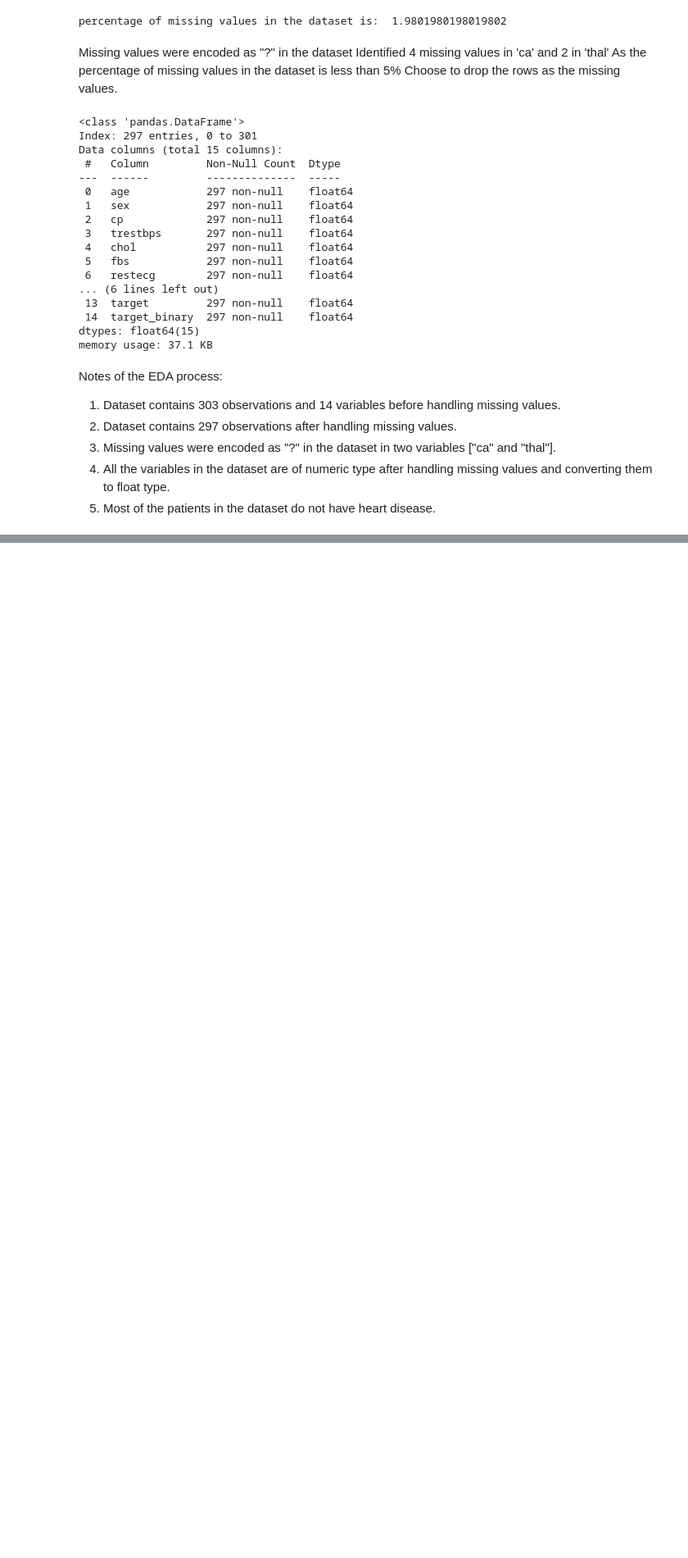
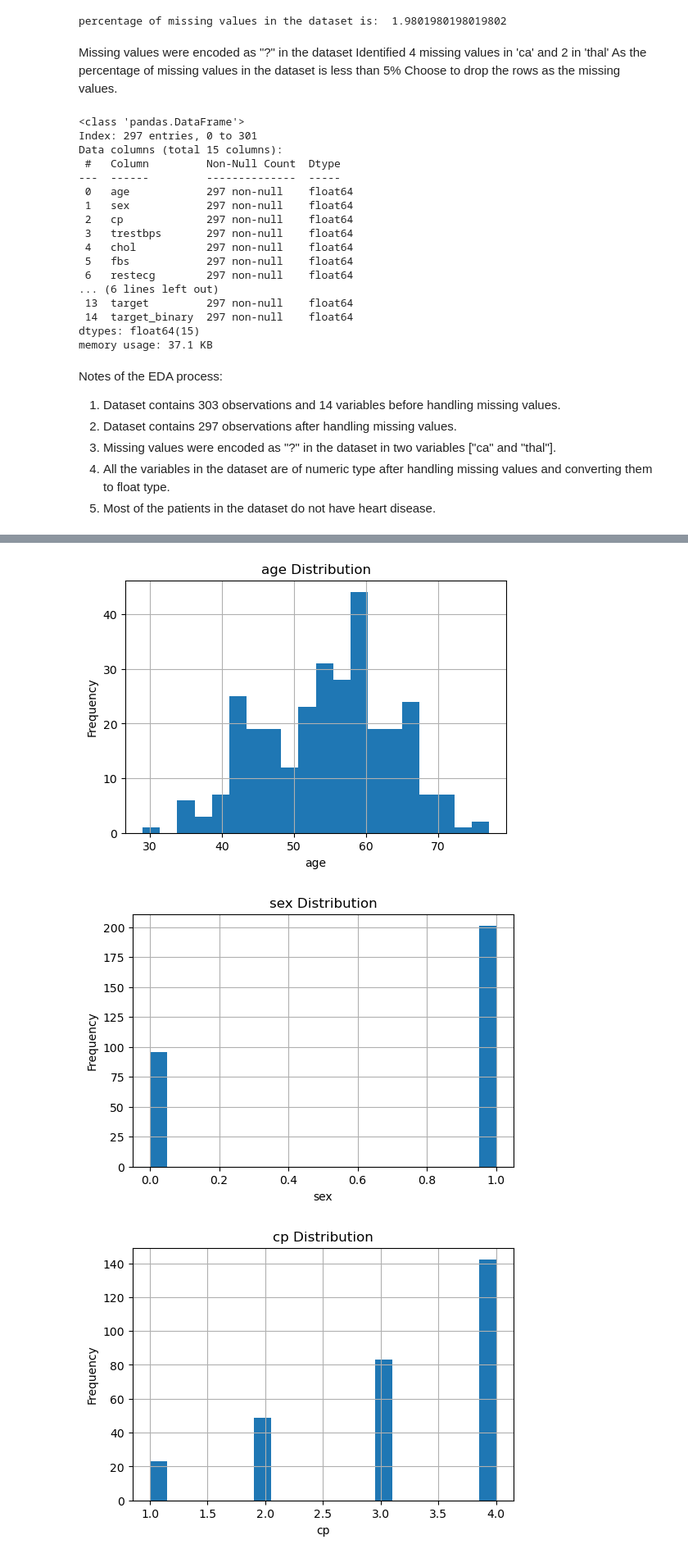
Before and after one commit to Sjajula30/heart_disease_prediction, a Jupyter notebook: Notebooks/EDA.ipynb, the cells around one changed output, grey strips where cells are left out. Shown at 82% size. Drawn from its saved outputs; the diff is of its cells as text; code cells hidden in the pictures; blank space fills up the shorter version.

```diff
--- a/Notebooks/EDA.ipynb
+++ b/Notebooks/EDA.ipynb
@@ -155,0 +203,14 @@ Notes of the EDA process:
+# %%
+features = [col for col in data.columns if col not in ["target", "target_binary"]]
+
+for feature in features:
+    plt.figure(figsize = (6, 4))
+    data[feature].hist(bins = 20)
+    plt.title(f"{feature} Distribution")
+    plt.xlabel(feature)
+    plt.ylabel("Frequency")
+    plt.show()
+# %% [output]
+[figure, added]
+[figure, added]
+[figure, added]
```
Also changed, not shown: parts of 17 cells of this notebook.
